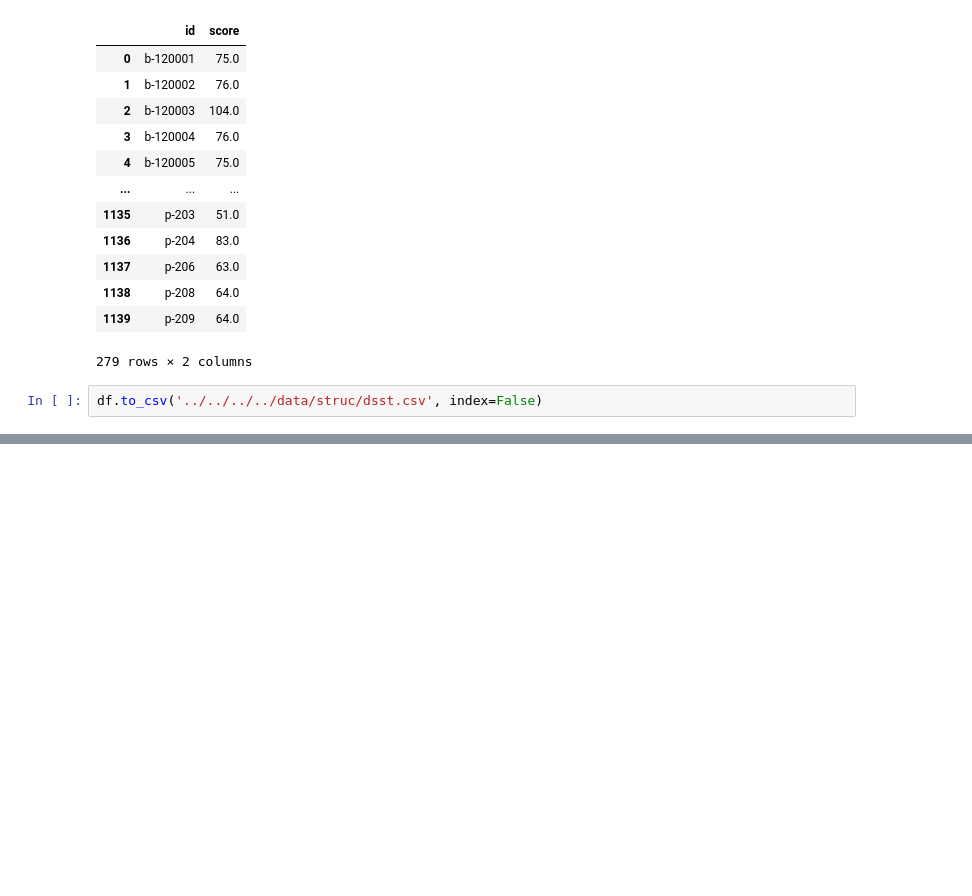
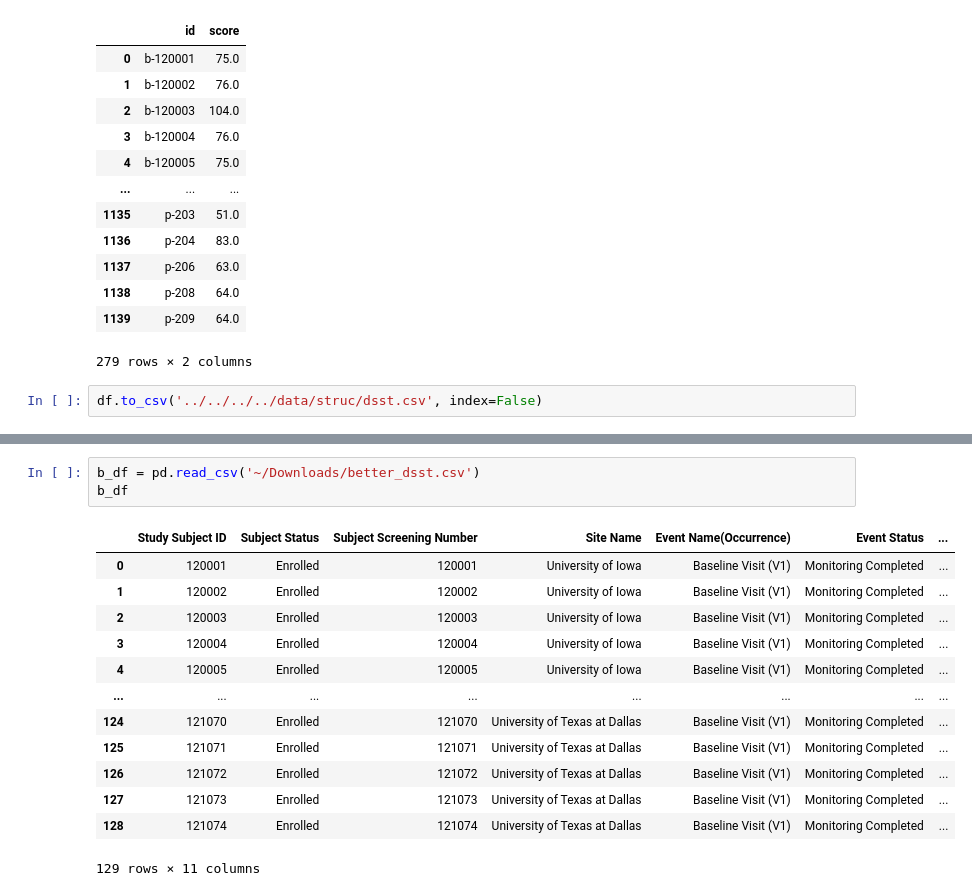
Before and after one commit to EliC421/cpsy-25, a Jupyter notebook: code/utils/data_prep/aggregate_utils/dsst_util.ipynb, the cells around one changed output, grey strips where cells are left out. Saved outputs shown, nothing was run; the diff lists cells and outputs as text; blank space fills up the shorter version.

```diff
--- a/code/utils/data_prep/aggregate_utils/dsst_util.ipynb
+++ b/code/utils/data_prep/aggregate_utils/dsst_util.ipynb
@@ -161,0 +162,17 @@ plt.show()
+# %%
+b_df = pd.read_csv('~/Downloads/better_dsst.csv')
+b_df
+# %% [output]
+|  | Study Subject ID | Subject Status | Subject Screening Number | Site Name | Event Name(Occurrence) | Event Status | ... |
+| 0 | 120001 | Enrolled | 120001 | University of Iowa | Baseline Visit (V1) | Monitoring Completed | ... |
+| 1 | 120002 | Enrolled | 120002 | University of Iowa | Baseline Visit (V1) | Monitoring Completed | ... |
+| 2 | 120003 | Enrolled | 120003 | University of Iowa | Baseline Visit (V1) | Monitoring Completed | ... |
+| 3 | 120004 | Enrolled | 120004 | University of Iowa | Baseline Visit (V1) | Monitoring Completed | ... |
+| 4 | 120005 | Enrolled | 120005 | University of Iowa | Baseline Visit (V1) | Monitoring Completed | ... |
+| ... | ... | ... | ... | ... | ... | ... | ... |
+| 124 | 121070 | Enrolled | 121070 | University of Texas at Dallas | Baseline Visit (V1) | Monitoring Completed | ... |
+| 125 | 121071 | Enrolled | 121071 | University of Texas at Dallas | Baseline Visit (V1) | Monitoring Completed | ... |
+| 126 | 121072 | Enrolled | 121072 | University of Texas at Dallas | Baseline Visit (V1) | Monitoring Completed | ... |
+| 127 | 121073 | Enrolled | 121073 | University of Texas at Dallas | Baseline Visit (V1) | Monitoring Completed | ... |
+| 128 | 121074 | Enrolled | 121074 | University of Texas at Dallas | Baseline Visit (V1) | Monitoring Completed | ... |
+129 rows × 11 columns
```
Also changed, not shown: parts of 7 cells of this notebook, 29 other files.
